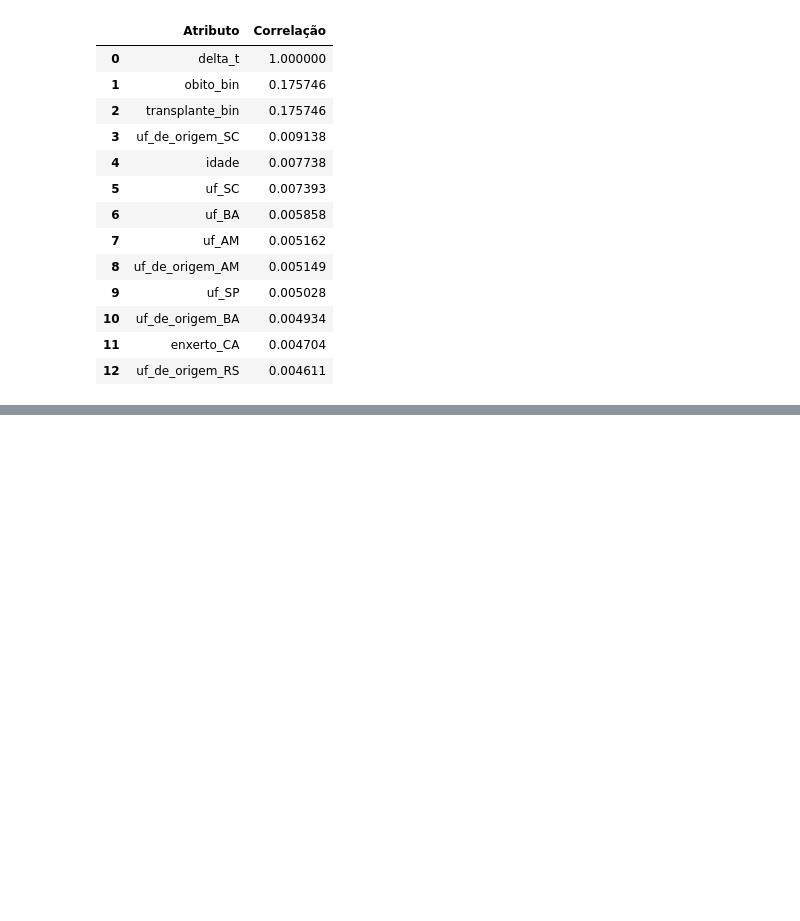
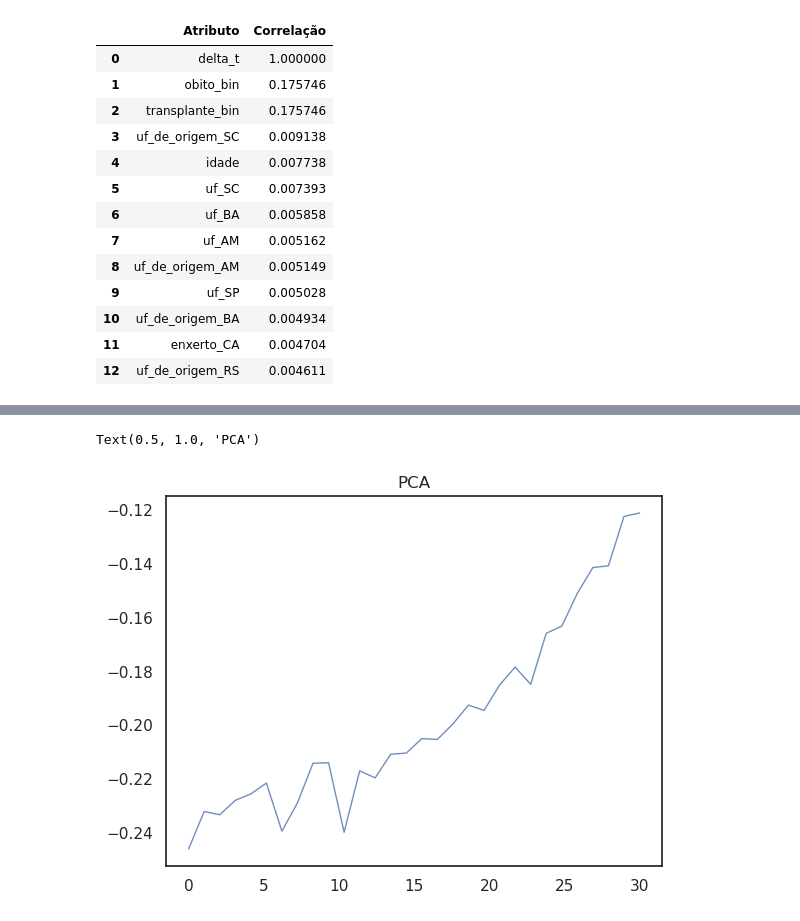
Before and after one commit to Esterci/SNT_table_study, a Jupyter notebook: machine_learning/pre_processamento.ipynb, the cells around one changed output, grey strips where cells are left out. Drawn from its saved outputs; the diff is of its cells as text; code cells hidden in the pictures; blank space fills up the shorter version.

```diff
--- a/machine_learning/pre_processamento.ipynb
+++ b/machine_learning/pre_processamento.ipynb
@@ -433,0 +448,14 @@ regr.score(X_test, y_test)
+# %%
+plt.plot(
+    np.linspace(0,len(regr.validation_scores_),num=len(regr.validation_scores_)),
+    regr.validation_scores_,
+    alpha=0.8,
+    lw=lw,
+    label="Validação",
+)
+
+
+plt.title("PCA")
+# %% [output]
+Text(0.5, 1.0, 'PCA')
+[figure, added]
```
Also changed, not shown: parts of 3 cells of this notebook.
